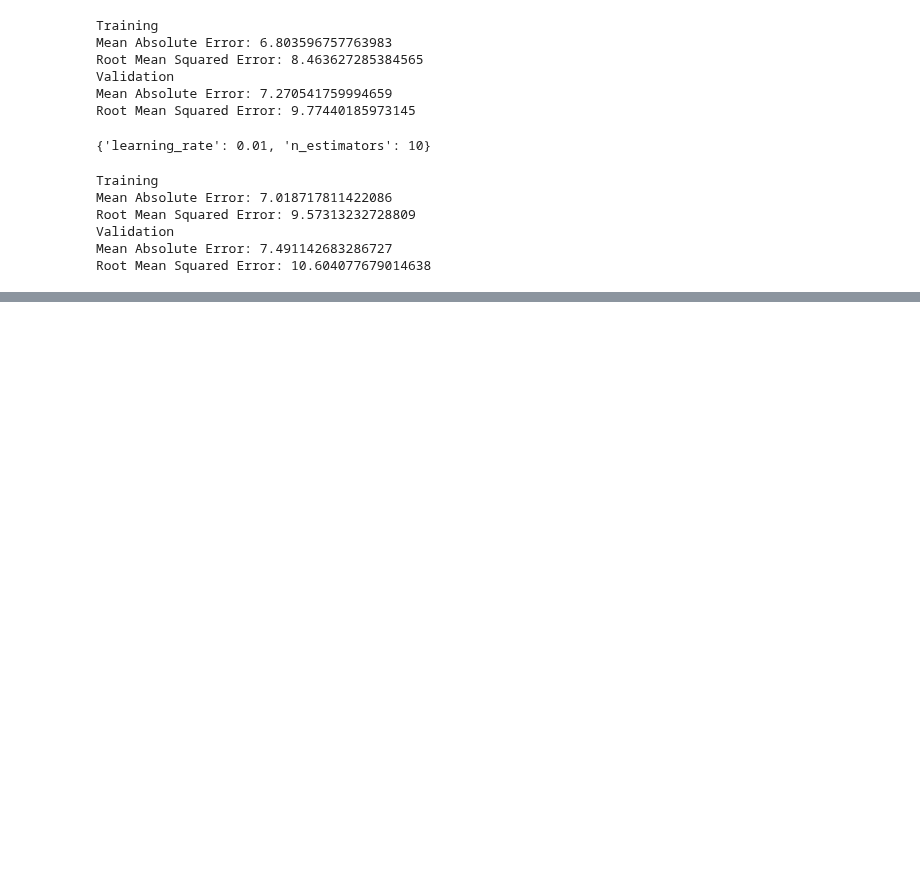
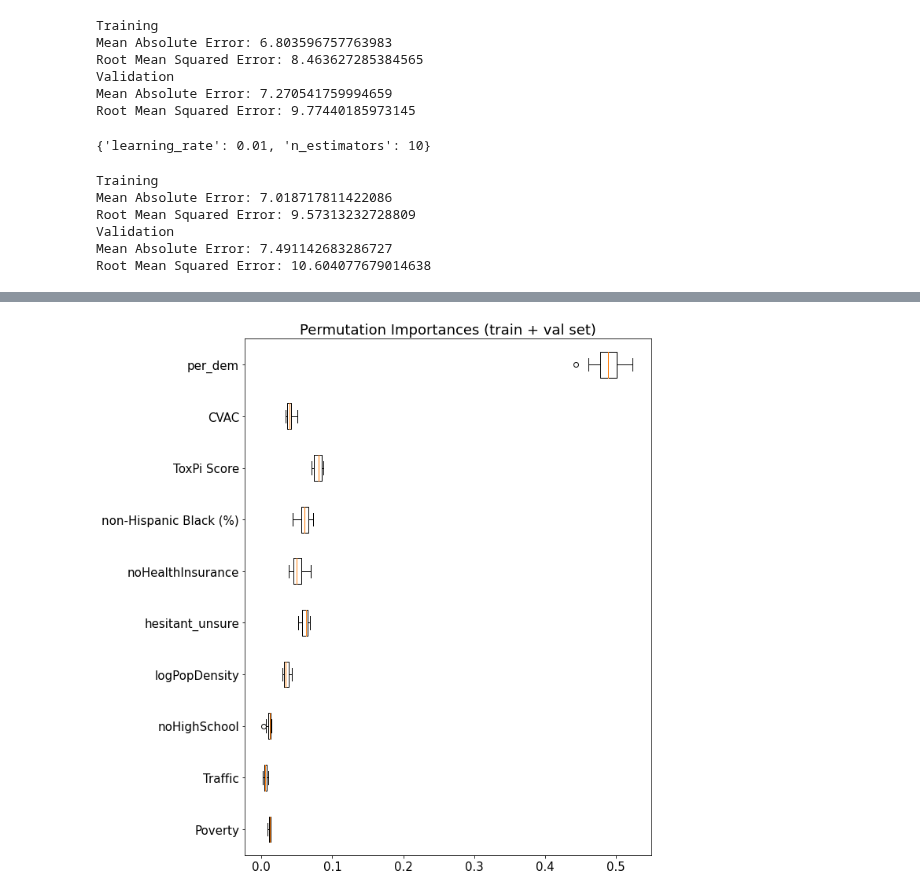
Before and after one commit to ralidimitrova/DS4A_team27, a Jupyter notebook: prediction_modelling/prediction_modelling.ipynb, the cells around one changed output, grey strips where cells are left out. Cells and saved outputs as stored; diff of their text form; code cells hidden in the pictures; blank space fills up the shorter version.

```diff
--- a/prediction_modelling/prediction_modelling.ipynb
+++ b/prediction_modelling/prediction_modelling.ipynb
@@ -796,0 +853,18 @@ Root Mean Squared Error: 10.604077679014638
+# %%
+result_1 = permutation_importance(etr_opt, X_train_val, y_train_val, n_repeats=10,
+                                random_state=42, n_jobs=2)
+sorted_idx_1 = result_1.importances_mean.argsort()
+# %%
+sorted_idx_1_10 = sorted_idx_1[-10:]
+
+plt.rcParams["figure.figsize"] = (10,10)
+fig, ax = plt.subplots()
+ax.boxplot(result.importances[sorted_idx_1_10].T,
+           vert=False, labels=X_test.columns[sorted_idx_1_10])
+ax.set_title("Permutation Importances (train + val set)", fontsize = 18)
+ax.tick_params(axis='both', which='major', labelsize=15)
+fig.tight_layout()
+plt.savefig('../data/plots/' + 'perm_imp_train_val.png', dpi = 300)
+plt.show()
+# %% [output]
+[figure, added]
```
Also changed, not shown: parts of 11 cells of this notebook, 2 other files.
